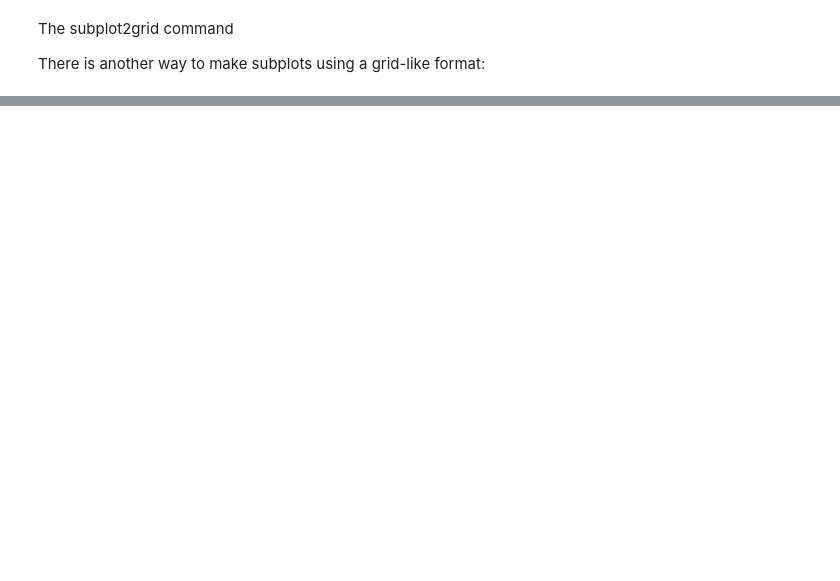
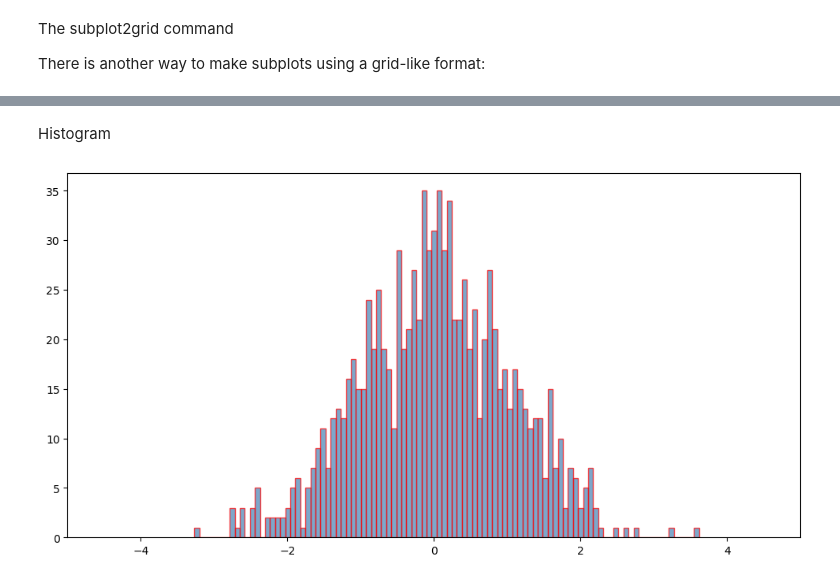
Before and after one commit to bipin00019/data-science-course-exercises, a Jupyter notebook: more_visualization.ipynb, the cells around one changed output, grey strips where cells are left out. Saved outputs shown, nothing was run; the diff lists cells and outputs as text; code cells hidden in the pictures; blank space fills up the shorter version.

```diff
--- a/more_visualization.ipynb
+++ b/more_visualization.ipynb
@@ -114,0 +172,10 @@ ax5 = plt.subplot2grid((3,3), (2,1))
+# %% [markdown]
+Histogram
+# %%
+values = np.random.randn(1000)
+plt.figure(figsize = (12, 6))
+plt.hist(values, bins = 100, alpha = 0.7, color='steelblue', edgecolor = 'red')
+plt.xlim(xmin=-5, xmax= 5)
+plt.show()
+# %% [output]
+[figure, added]
```
Also changed, not shown: parts of 17 cells of this notebook.
